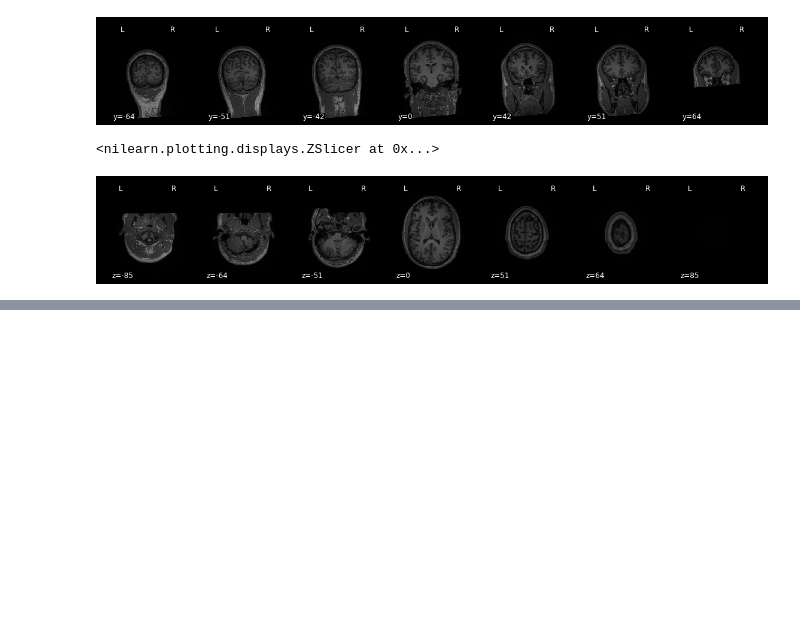
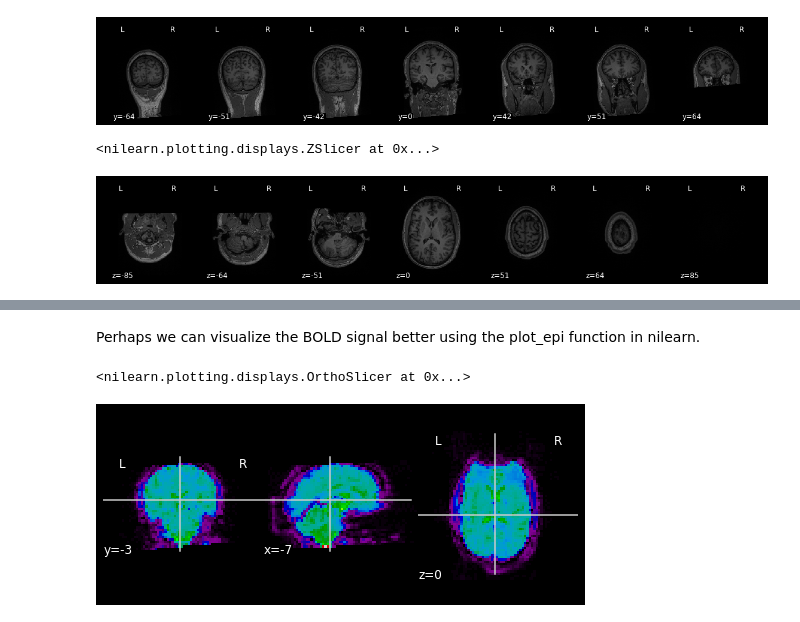
Before and after one commit to vgonzenbach/fmri-rep, a Jupyter notebook: data/viz/viz-subject.ipynb, the cells around one changed output, grey strips where cells are left out. Cells and saved outputs as stored; diff of their text form; code cells hidden in the pictures; blank space fills up the shorter version.

```diff
--- a/data/viz/viz-subject.ipynb
+++ b/data/viz/viz-subject.ipynb
@@ -102,0 +160,9 @@ nlplt.plot_anat(T1,
+# %% [markdown]
+Perhaps we can visualize the BOLD signal better using the plot_epi function in nilearn.
+# %%
+from nilearn.plotting import plot_epi
+
+plot_epi(slice0)
+# %% [output]
+<nilearn.plotting.displays.OrthoSlicer at 0x...>
+[figure, added]
```
Also changed, not shown: parts of 32 cells of this notebook.
